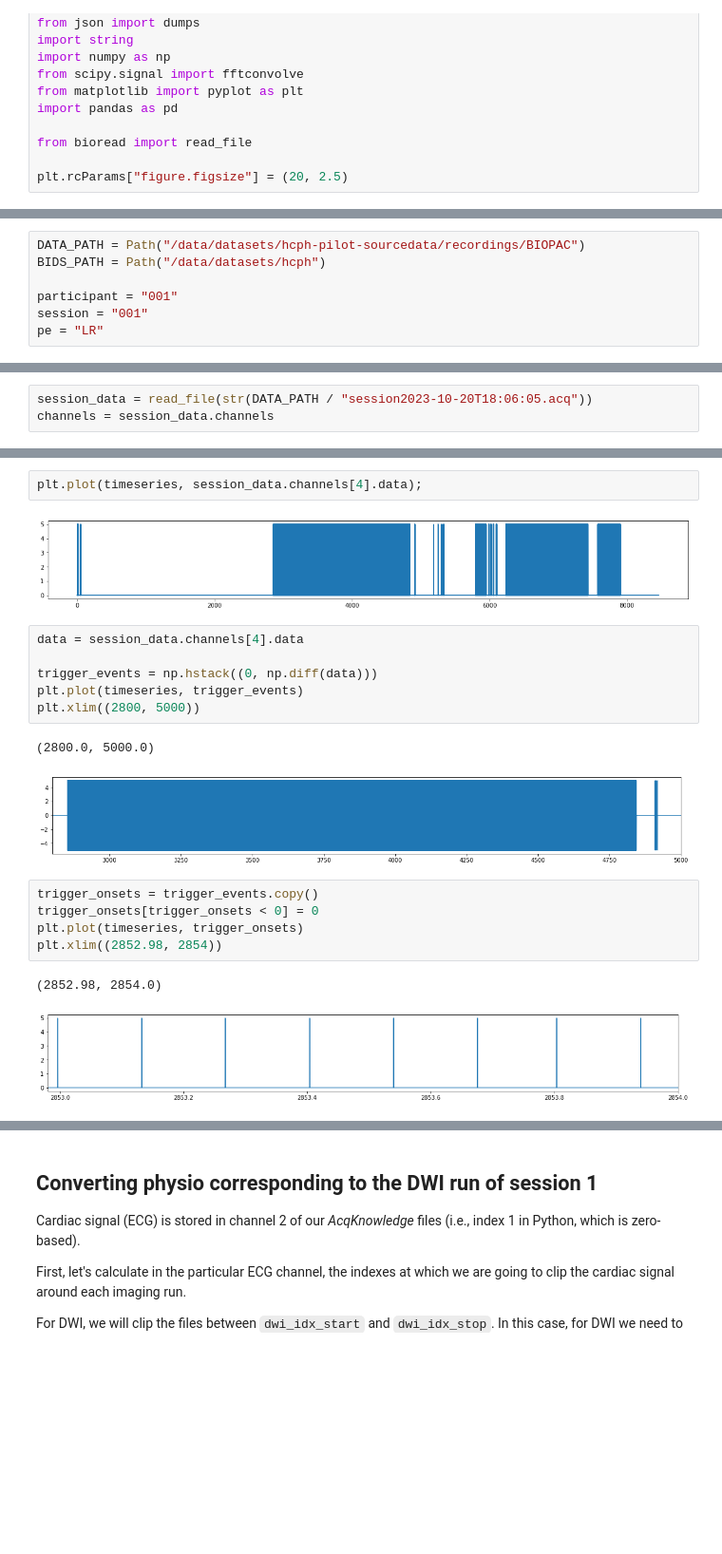
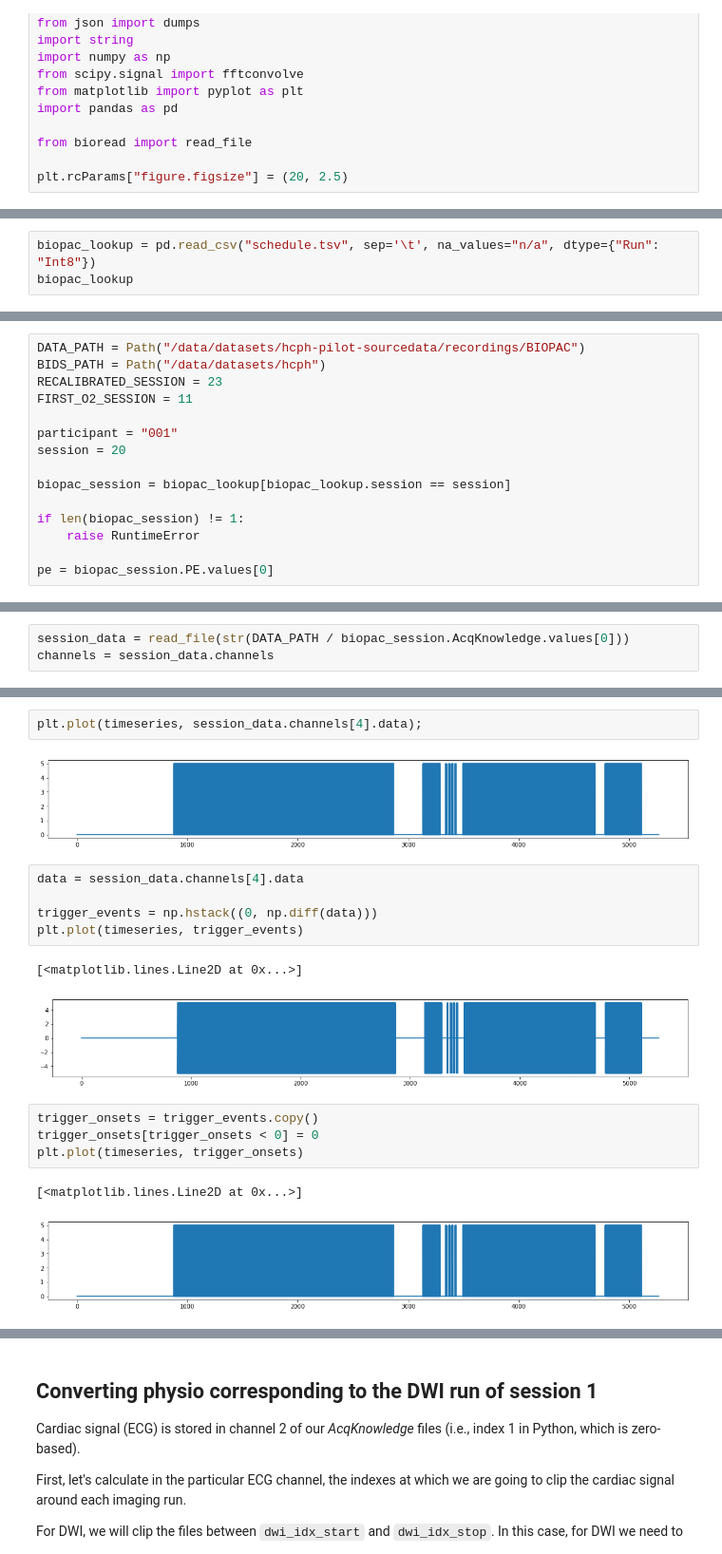
Before and after one commit to oesteban/hcph-sops, a Jupyter notebook: code/physioconv/Physio to BIDS conversion.ipynb, the cells around one changed output, grey strips where cells are left out. Shown: that part at 95% size. Drawn from its saved outputs; the diff is of its cells as text; blank space fills up the shorter version.

```diff
--- a/code/physioconv/Physio to BIDS conversion.ipynb
+++ b/code/physioconv/Physio to BIDS conversion.ipynb
@@ -14,0 +23,3 @@ plt.rcParams["figure.figsize"] = (20, 2.5)
+# %%
+biopac_lookup = pd.read_csv("schedule.tsv", sep='\t', na_values="n/a", dtype={"Run": "Int8"})
+biopac_lookup
@@ -15,7 +47,15 @@ plt.rcParams["figure.figsize"] = (20, 2.5)
 # %%
 DATA_PATH = Path("/data/datasets/hcph-pilot-sourcedata/recordings/BIOPAC")
 BIDS_PATH = Path("/data/datasets/hcph")
+RECALIBRATED_SESSION = 23
+FIRST_O2_SESSION = 11
 
 participant = "001"
-session = "001"
-pe = "LR"
+session = 20
+
+biopac_session = biopac_lookup[biopac_lookup.session == session]
+
+if len(biopac_session) != 1:
+    raise RuntimeError
+
+pe = biopac_session.PE.values[0]
@@ -22,3 +103,3 @@ pe = "LR"
 # %%
-session_data = read_file(str(DATA_PATH / "session2023-10-20T18:06:05.acq"))
+session_data = read_file(str(DATA_PATH / biopac_session.AcqKnowledge.values[0]))
 channels = session_data.channels
@@ -32,21 +117,19 @@ freq, len(timeseries)
 # %%
 plt.plot(timeseries, session_data.channels[4].data);
 # %% [output]
-[figure, old version]
+[figure, new version]
 # %%
 data = session_data.channels[4].data
 
 trigger_events = np.hstack((0, np.diff(data)))
 plt.plot(timeseries, trigger_events)
-plt.xlim((2800, 5000))
 # %% [output]
-(2800.0, 5000.0)
+[<matplotlib.lines.Line2D at 0x...>]
-[figure, old version]
+[figure, new version]
 # %%
 trigger_onsets = trigger_events.copy()
 trigger_onsets[trigger_onsets < 0] = 0
 plt.plot(timeseries, trigger_onsets)
-plt.xlim((2852.98, 2854))
 # %% [output]
-(2852.98, 2854.0)
+[<matplotlib.lines.Line2D at 0x...>]
-[figure, old version]
+[figure, new version]
```
Also changed, not shown: parts of 42 cells of this notebook, 1 other file.
